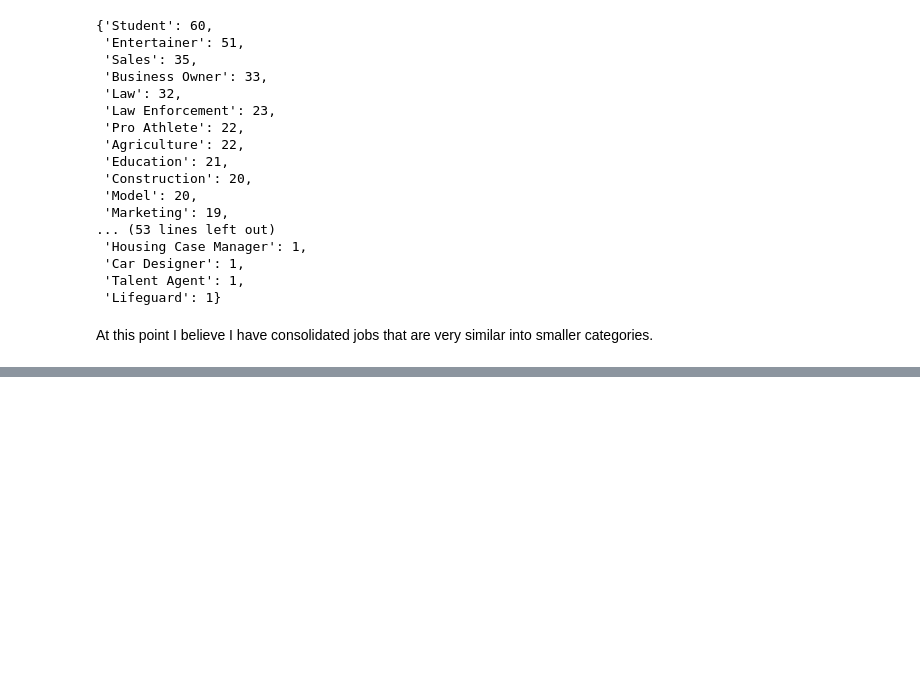
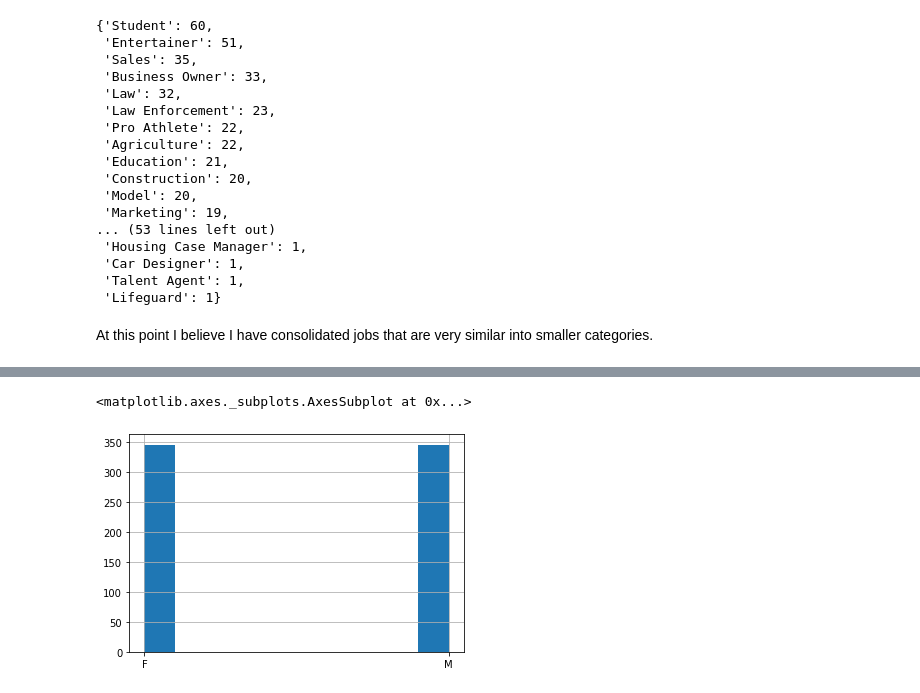
Before and after one commit to kayschulz/survivor_analysis, a Jupyter notebook: exploratory_analysis.ipynb, the cells around one changed output, grey strips where cells are left out. Cells and saved outputs as stored; diff of their text form; code cells hidden in the pictures; blank space fills up the shorter version.

```diff
--- a/exploratory_analysis.ipynb
+++ b/exploratory_analysis.ipynb
@@ -393,0 +405,7 @@ AttributeError: 'Figure' object has no attribute 'barh'
+# %%
+ax = players['gender'].hist()
+ax.set_xlabel('Gender')
+ax.set_ylabel('Frequency')
+# %% [output]
+<matplotlib.axes._subplots.AxesSubplot at 0x...>
+[figure, added]
```
Also changed, not shown: parts of 2 cells of this notebook.
